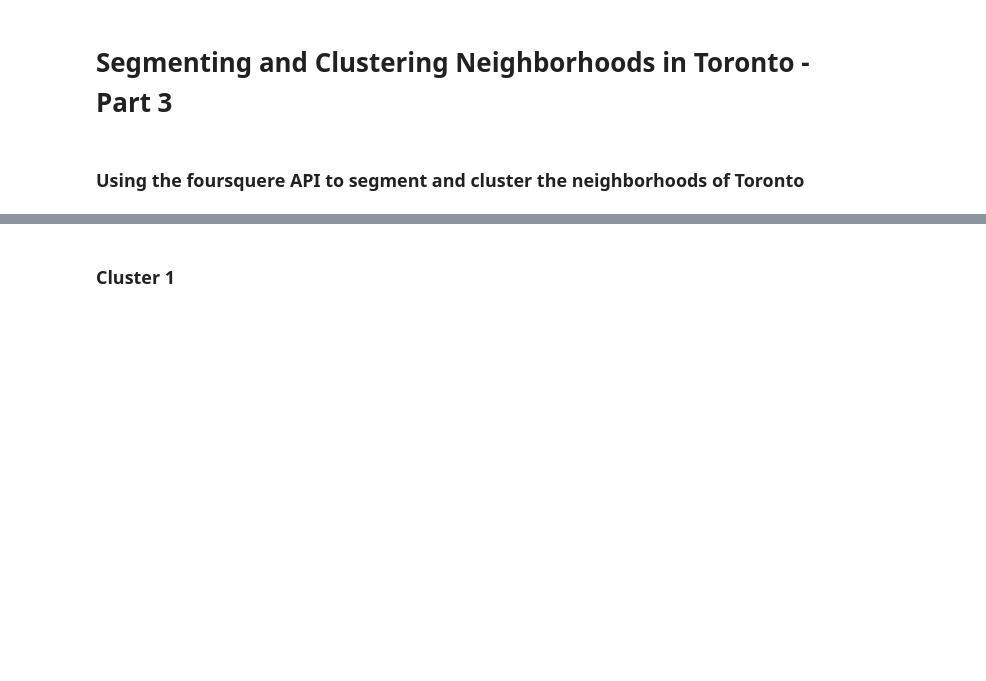
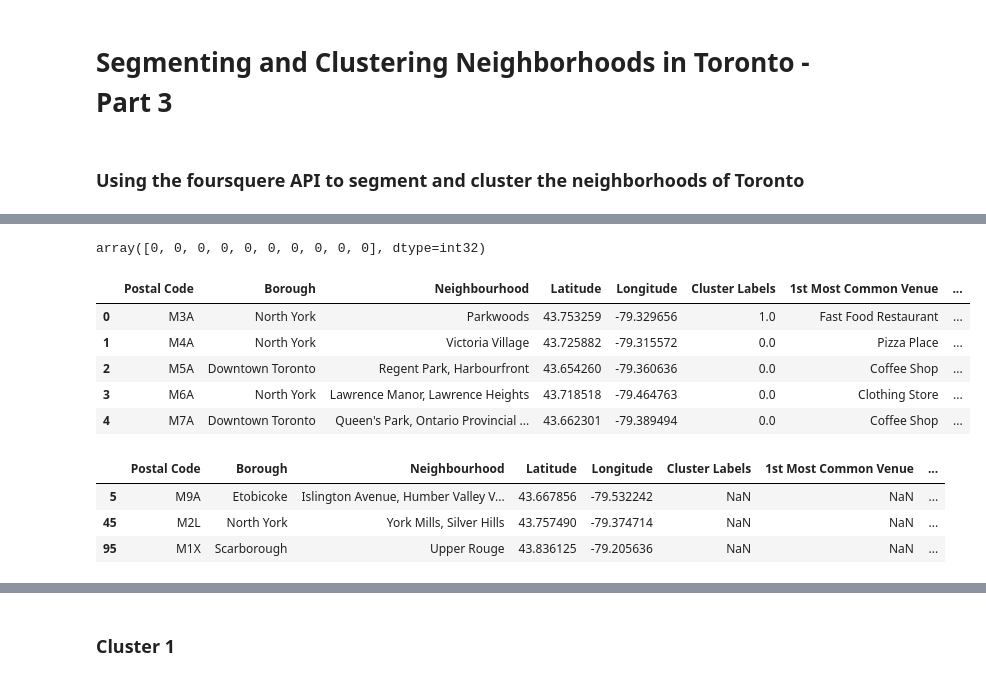
Before and after one commit to carmst28/Coursera-Capstone, a Jupyter notebook: Postal Codes of Canada.ipynb, the cells around one changed output, grey strips where cells are left out. Cells and saved outputs as stored; diff of their text form; code cells hidden in the pictures; blank space fills up the shorter version.

```diff
--- a/Postal Codes of Canada.ipynb
+++ b/Postal Codes of Canada.ipynb
@@ -84,7 +137,7 @@ import folium
 map_Toronto = folium.Map(location=[latitude, longitude], zoom_start=10)
 
 # add markers to map
-for lat, lng, borough, neighborhood in zip(df['Latitude'], df['Longitude'], df['Borough'], df['Neighbourhood']):
+for lat, lng, borough, neighborhood in zip(merged['Latitude'], merged['Longitude'], merged['Borough'], merged['Neighbourhood']):
     label = '{}, {}'.format(neighborhood, borough)
     label = folium.Popup(label, parse_html=True)
     folium.CircleMarker(
@@ -109,8 +168,8 @@ print('CLIENT_SECRET:' + CLIENT_SECRET)
 # %%
-neighborhood_latitude = df.loc[0, 'Latitude'] # neighborhood latitude value
-neighborhood_longitude = df.loc[0, 'Longitude'] # neighborhood longitude value
+neighborhood_latitude = merged.loc[0, 'Latitude'] # neighborhood latitude value
+neighborhood_longitude = merged.loc[0, 'Longitude'] # neighborhood longitude value
 
-neighborhood_name = df.loc[0, 'Neighbourhood'] # neighborhood name
+neighborhood_name = merged.loc[0, 'Neighbourhood'] # neighborhood name
 
 print('Latitude and longitude values of {} are {}, {}.'.format(neighborhood_name,
                                                                neighborhood_latitude,
@@ -202,7 +288,7 @@ def getNearbyVenues(names, latitudes, longitudes, radius=500):
 
     return(nearby_venues)
 # %%
-toronto_venues = getNearbyVenues(names=df['Neighbourhood'],
-                                   latitudes=df['Latitude'],
-                                   longitudes=df['Longitude']
+toronto_venues = getNearbyVenues(names=merged['Neighbourhood'],
+                                   latitudes=merged['Latitude'],
+                                   longitudes=merged['Longitude']
                                   )
@@ -232,5 +379,5 @@ toronto_grouped.shape
 # %%
-ef return_most_common_venues(row, num_top_venues):
+def return_most_common_venues(row, num_top_venues):
     row_categories = row.iloc[1:]
     row_categories_sorted = row_categories.sort_values(ascending=False)
 
@@ -270,18 +425,32 @@ kmeans = KMeans(n_clusters=kclusters, random_state=0).fit(toronto_grouped_cluste
 
 # check cluster labels generated for each row in the dataframe
 kmeans.labels_[0:10]
+# %% [output]
+array([0, 0, 0, 0, 0, 0, 0, 0, 0, 0], dtype=int32)
 # %%
 # add clustering labels
-neighborhoods_venues_sorted.insert(0, 'Cluster Labels', kmeans.labels_)
+#neighborhoods_venues_sorted.insert(0, 'Cluster Labels', kmeans.labels_)
 
-toronto_merged = df
+toronto_merged = merged
 
 # merge toronto_grouped with toronto_data to add latitude/longitude for each neighborhood
 toronto_merged = toronto_merged.join(neighborhoods_venues_sorted.set_index('Neighbourhood'), on='Neighbourhood')
 
 toronto_merged.head() # check the last columns!
+# %% [output]
+|  | Postal Code | Borough | Neighbourhood | Latitude | Longitude | Cluster Labels | 1st Most Common Venue | ... |
+| 0 | M3A | North York | Parkwoods | 43.753259 | -79.329656 | 1.0 | Fast Food Restaurant | ... |
+| 1 | M4A | North York | Victoria Village | 43.725882 | -79.315572 | 0.0 | Pizza Place | ... |
+| 2 | M5A | Downtown Toronto | Regent Park, Harbourfront | 43.654260 | -79.360636 | 0.0 | Coffee Shop | ... |
+| 3 | M6A | North York | Lawrence Manor, Lawrence Heights | 43.718518 | -79.464763 | 0.0 | Clothing Store | ... |
+| 4 | M7A | Downtown Toronto | Queen's Park, Ontario Provincial ... | 43.662301 | -79.389494 | 0.0 | Coffee Shop | ... |
 # %%
 toronto_merged[toronto_merged['Cluster Labels'].isnull()]
+# %% [output]
+|  | Postal Code | Borough | Neighbourhood | Latitude | Longitude | Cluster Labels | 1st Most Common Venue | ... |
+| 5 | M9A | Etobicoke | Islington Avenue, Humber Valley V... | 43.667856 | -79.532242 | NaN | NaN | ... |
+| 45 | M2L | North York | York Mills, Silver Hills | 43.757490 | -79.374714 | NaN | NaN | ... |
+| 95 | M1X | Scarborough | Upper Rouge | 43.836125 | -79.205636 | NaN | NaN | ... |
 # %%
 import matplotlib.cm as cm
 import matplotlib.colors as colors
```
Also changed, not shown: parts of 26 cells of this notebook.
